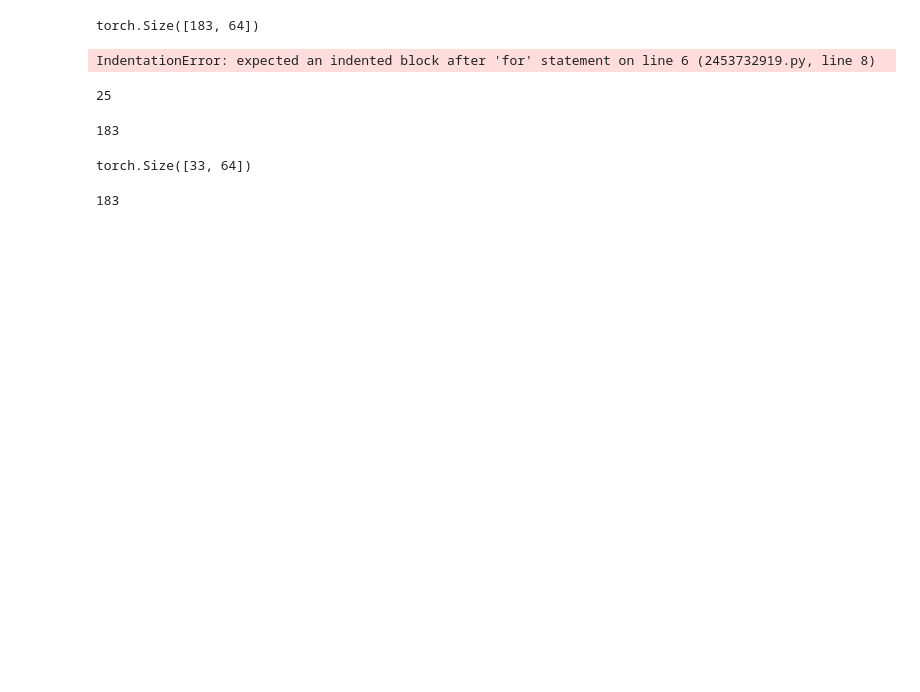
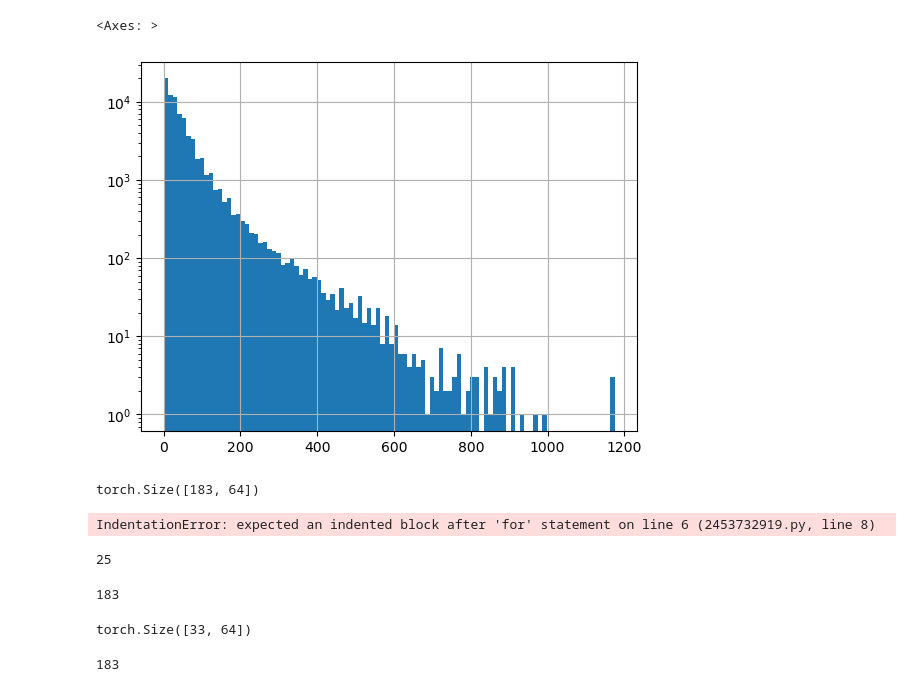
Before and after one commit to BoXHED/BoxHED2.0_Fuse, a Jupyter notebook: src/viewer2.ipynb, the cells around one changed output. Saved outputs shown, nothing was run; the diff lists cells and outputs as text; code cells hidden in the pictures; blank space fills up the shorter version.

Commit message:
so many bugs I dont event want to start

```diff
--- a/src/viewer2.ipynb
+++ b/src/viewer2.ipynb
@@ -1,3 +1,11 @@
+# %%
+import pandas as pd
+reg_data = pd.read_csv('/home/ugrads/a/aa_ron_su/BoXHED_Fuse/BoXHED_Fuse/JSS_SUBMISSION_NEW/data/targets/till_end_mimic_iv_extra_features_train_NOTE_TARGET_-1_rad_recent.csv')
+# %%
+reg_data.time_until_event.hist(bins=100, log=True)
+# %% [output]
+<Axes: >
+[figure, added]
 # %%
 import pandas as pd
 import torch
```
Also changed, not shown: 1 other file.
